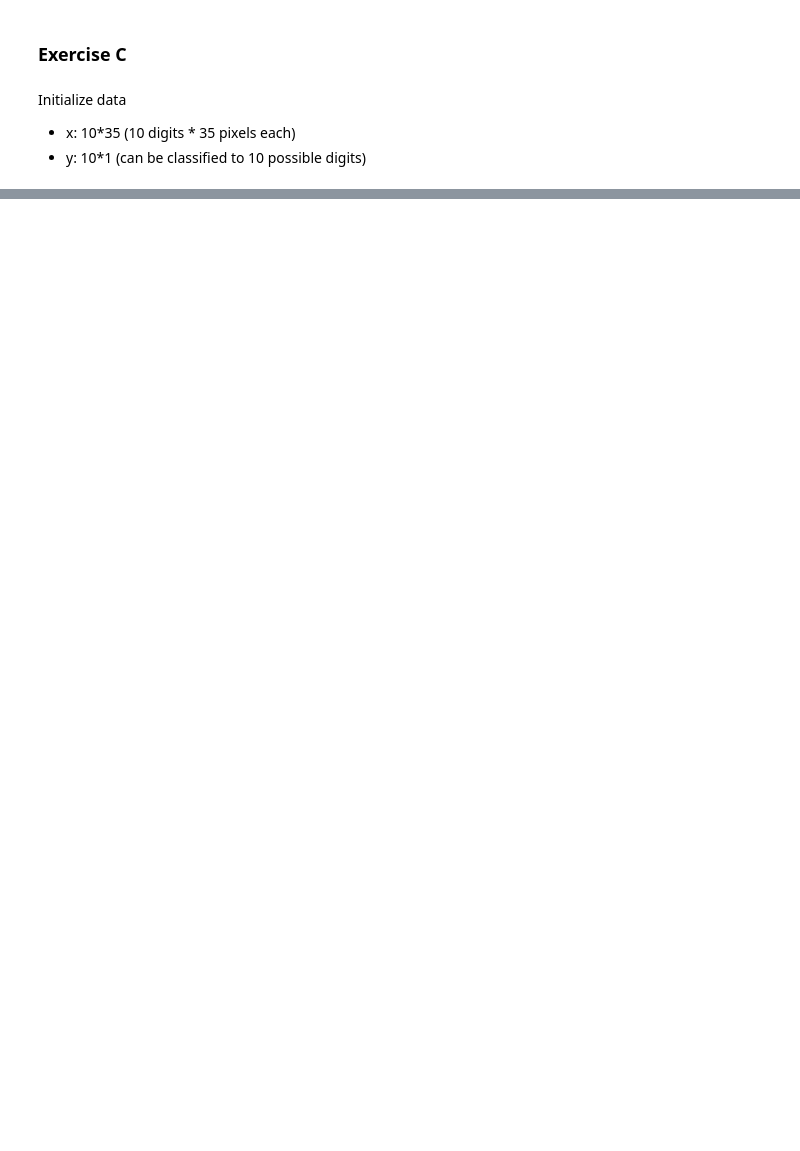
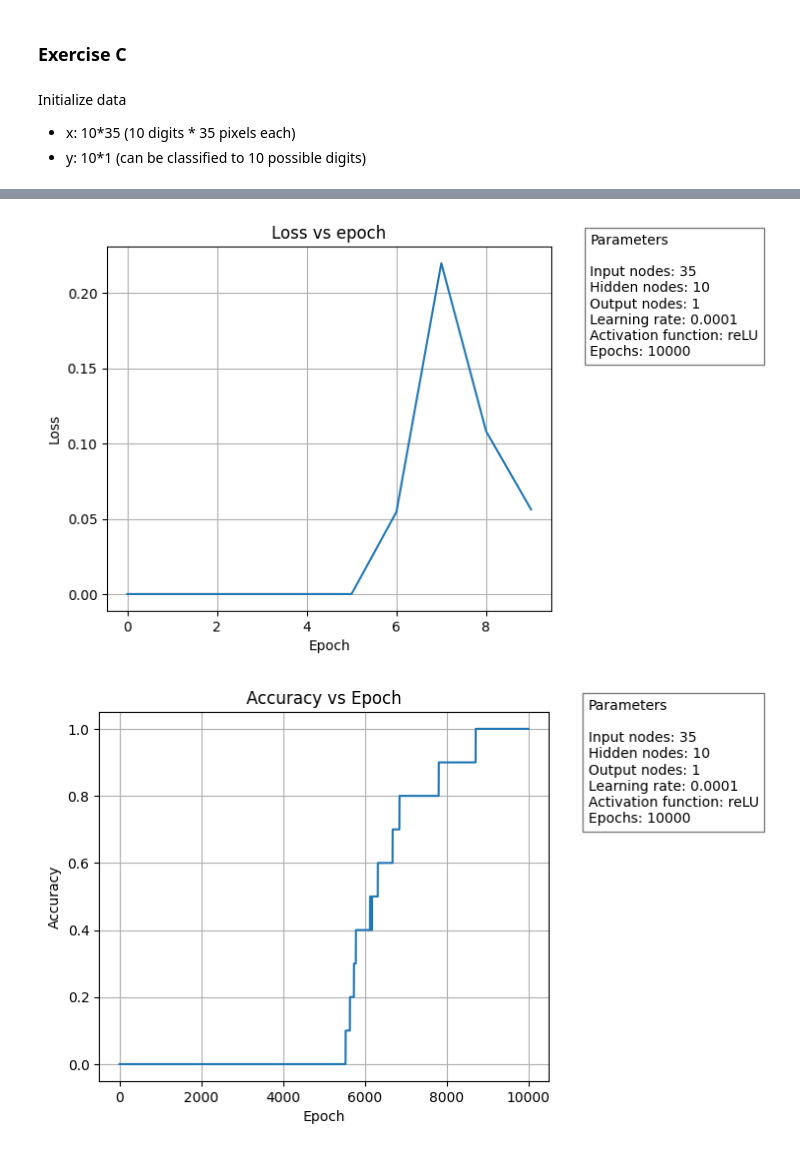
Before and after one commit to tristanff/SIA-TP3, a Jupyter notebook: Exercise3/Multilayer-with-adam.ipynb, the cells around one changed output, grey strips where cells are left out. Saved outputs shown, nothing was run; the diff lists cells and outputs as text; code cells hidden in the pictures; blank space fills up the shorter version.

```diff
--- a/Exercise3/Multilayer-with-adam.ipynb
+++ b/Exercise3/Multilayer-with-adam.ipynb
@@ -472,4 +552,8 @@ nn_A.graph('loss_epoch')
 # %%
 nn_B.graph('loss_epoch')
+nn_B.graph(graph_type='accuracy_epoch')
+# %% [output]
+[figure, added]
+[figure, added]
 # %%
 nn_C.graph('loss_epoch')
```
Also changed, not shown: parts of 14 cells of this notebook.
